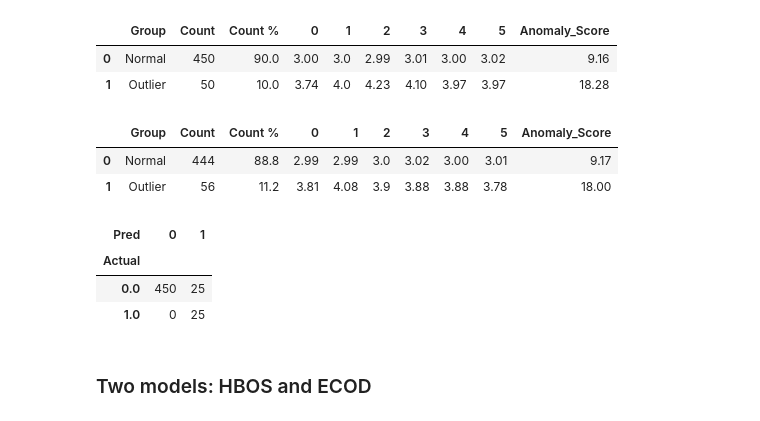
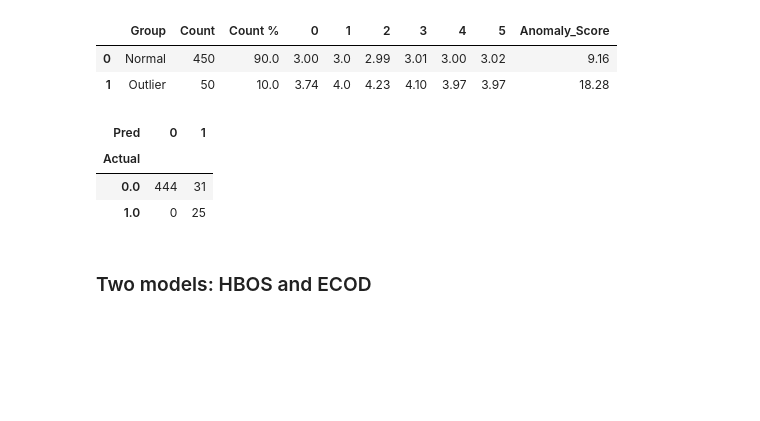
Before and after one commit to dataman-git/agentic_ai_for_anomaly_detection, a Jupyter notebook: 03_ECOD.ipynb, the cells around one changed output. Saved outputs shown, nothing was run; the diff lists cells and outputs as text; code cells hidden in the pictures; blank space fills up the shorter version.

```diff
--- a/03_ECOD.ipynb
+++ b/03_ECOD.ipynb
@@ -337,22 +337,12 @@ descriptive_stat_threshold(X_train,y_train_scores, threshold)
 |  | Group | Count | Count % | 0 | 1 | 2 | 3 | 4 | 5 | Anomaly_Score |
 | 0 | Normal | 450 | 90.0 | 3.00 | 3.0 | 2.99 | 3.01 | 3.00 | 3.02 | 9.16 |
 | 1 | Outlier | 50 | 10.0 | 3.74 | 4.0 | 4.23 | 4.10 | 3.97 | 3.97 | 18.28 |
-# %%
-descriptive_stat_threshold(X_test,y_test_scores, threshold)
-# %% [output]
-|  | Group | Count | Count % | 0 | 1 | 2 | 3 | 4 | 5 | Anomaly_Score |
-| 0 | Normal | 444 | 88.8 | 2.99 | 2.99 | 3.0 | 3.02 | 3.00 | 3.01 | 9.17 |
-| 1 | Outlier | 56 | 11.2 | 3.81 | 4.08 | 3.9 | 3.88 | 3.88 | 3.78 | 18.00 |
 # %%
-def confusion_matrix(actual,pred):
-    Actual_pred = pd.DataFrame({'Actual': actual, 'Pred': pred})
-    cm = pd.crosstab(Actual_pred['Actual'],Actual_pred['Pred'])
-    return (cm)
-confusion_matrix(y_train,y_train_pred)
+confusion_matrix(y_test,y_test_scores,threshold)
 # %% [output]
 | Pred | 0 | 1 |
 | Actual |  |  |
-| 0.0 | 450 | 25 |
+| 0.0 | 444 | 31 |
 | 1.0 | 0 | 25 |
 # %% [markdown]
 ### Two models: HBOS and ECOD
```
Also changed, not shown: parts of 4 cells of this notebook.
